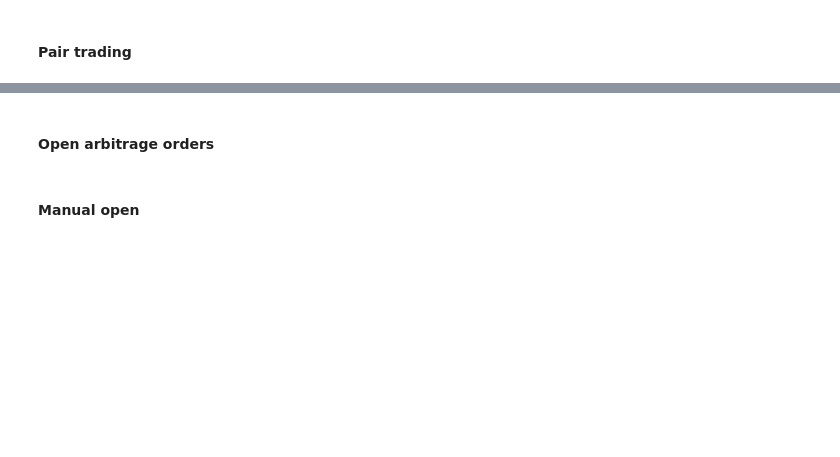
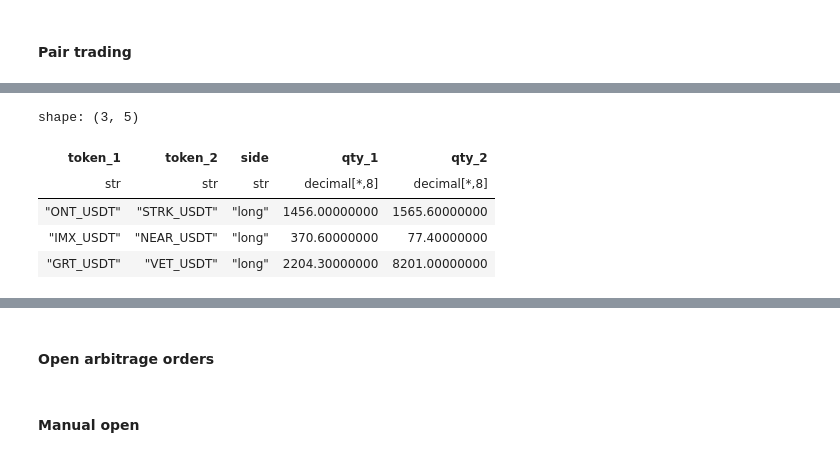
Before and after one commit to elterion/jaref_bot, a Jupyter notebook: 0. Open orders.ipynb, the cells around one changed output, grey strips where cells are left out. Saved outputs shown, nothing was run; the diff lists cells and outputs as text; code cells hidden in the pictures; blank space fills up the shorter version.

```diff
--- a/0. Open orders.ipynb
+++ b/0. Open orders.ipynb
@@ -257,0 +594,10 @@ choice(low_in_params)
+# %%
+pairs = postgre_manager.get_table('pairs', df_type='polars')
+pairs
+# %% [output]
+shape: (3, 5)
+| token_1 | token_2 | side | qty_1 | qty_2 |
+| str | str | str | decimal[*,8] | decimal[*,8] |
+| "ONT_USDT" | "STRK_USDT" | "long" | 1456.00000000 | 1565.60000000 |
+| "IMX_USDT" | "NEAR_USDT" | "long" | 370.60000000 | 77.40000000 |
+| "GRT_USDT" | "VET_USDT" | "long" | 2204.30000000 | 8201.00000000 |
```
Also changed, not shown: parts of 33 cells of this notebook, 9 other files.
